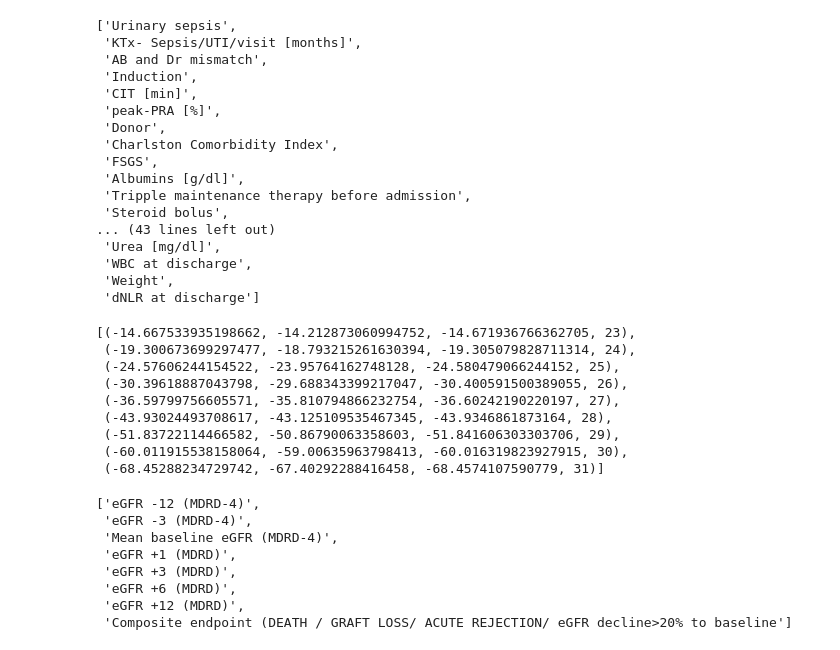
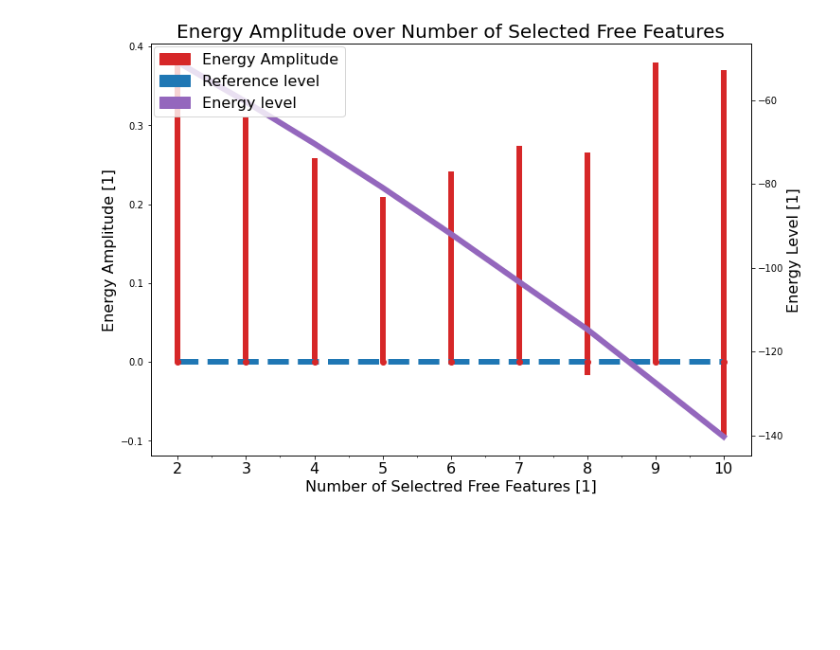
Before and after one commit to FilipKubackiSoton/Feature-Extraction-Medical-ResearchDwave, a Jupyter notebook: MIQUBO.ipynb, the cells around one changed output. Drawn from its saved outputs; the diff is of its cells as text; code cells hidden in the pictures; blank space fills up the shorter version.

```diff
--- a/MIQUBO.ipynb
+++ b/MIQUBO.ipynb
@@ -368,47 +357,3 @@ stacked_mask2, selected_features2 = plot_features_grid(samples2, mandatory_featu
-# %%
-selected_features2
-# %% [output]
-['Urinary sepsis',
- 'KTx- Sepsis/UTI/visit [months]',
- 'AB and Dr mismatch',
- 'Induction',
- 'CIT [min]',
- 'peak-PRA [%]',
- 'Donor',
- 'Charlston Comorbidity Index',
- 'FSGS',
- 'Albumins [g/dl]',
- 'Tripple maintenance therapy before admission',
- 'Steroid bolus',
-... (43 lines left out)
- 'Urea [mg/dl]',
- 'WBC at discharge',
- 'Weight',
- 'dNLR at discharge']
 # %%
-restricted_energy_tuning(samples, df_sort, features, target, 2, mandatory_features, restricted_features )
+energy_tuning_1 = restricted_energy_tuning(samples, df_sort, features, target, 2, mandatory_features, restricted_features )
+energy_tuning_2 = restricted_energy_tuning(samples2, df_sort, selected_features1, target, 2, mandatory_features, restricted_features )
-# %% [output]
-[(-14.667533935198662, -14.212873060994752, -14.671936766362705, 23),
- (-19.300673699297477, -18.793215261630394, -19.305079828711314, 24),
- (-24.57606244154522, -23.95764162748128, -24.580479066244152, 25),
- (-30.39618887043798, -29.688343399217047, -30.400591500389055, 26),
- (-36.59799756605571, -35.810794866232754, -36.60242190220197, 27),
- (-43.93024493708617, -43.125109535467345, -43.9346861873164, 28),
- (-51.83722114466582, -50.86790063358603, -51.841606303303706, 29),
- (-60.011915538158064, -59.00635963798413, -60.016319823927915, 30),
- (-68.45288234729742, -67.40292288416458, -68.4574107590779, 31)]
-# %%
-#var = "Next"
-#res = list(filter(re.compile(".*"+var+"*").match, features))
-#print(res)
-#features.index(res[1])
-list(filter(re.compile(".*"+"eGFR"+"*").match, all_features))
-# %% [output]
-['eGFR -12 (MDRD-4)',
- 'eGFR -3 (MDRD-4)',
- 'Mean baseline eGFR (MDRD-4)',
- 'eGFR +1 (MDRD)',
- 'eGFR +3 (MDRD)',
- 'eGFR +6 (MDRD)',
- 'eGFR +12 (MDRD)',
- 'Composite endpoint (DEATH / GRAFT LOSS/ ACUTE REJECTION/ eGFR decline>20% to baseline']
@@ -478,0 +360,4 @@ sampleSet = retrive_sample_set("Results/mrf_auto4_hybrid_hybrid")
+# %%
+plot_tuned_amplitudes(energy_tuning_1, plot_name = "Plots/Final2/Restricted_Set_Energy_Tuning_5.png")
+# %% [output]
+[figure, added]
```
Also changed, not shown: parts of 18 cells of this notebook, 12 other files.
